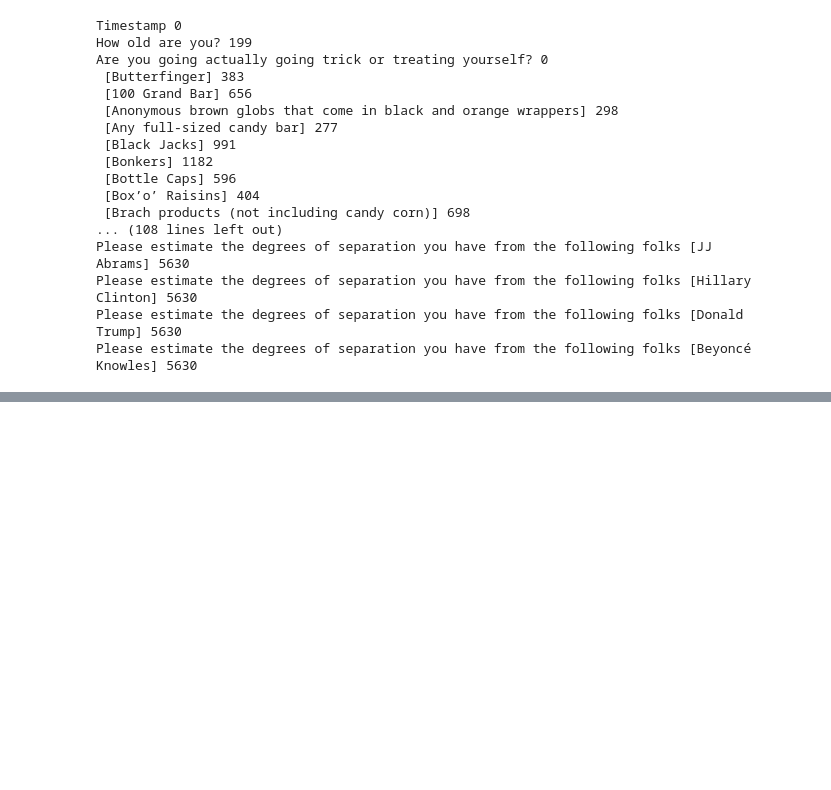
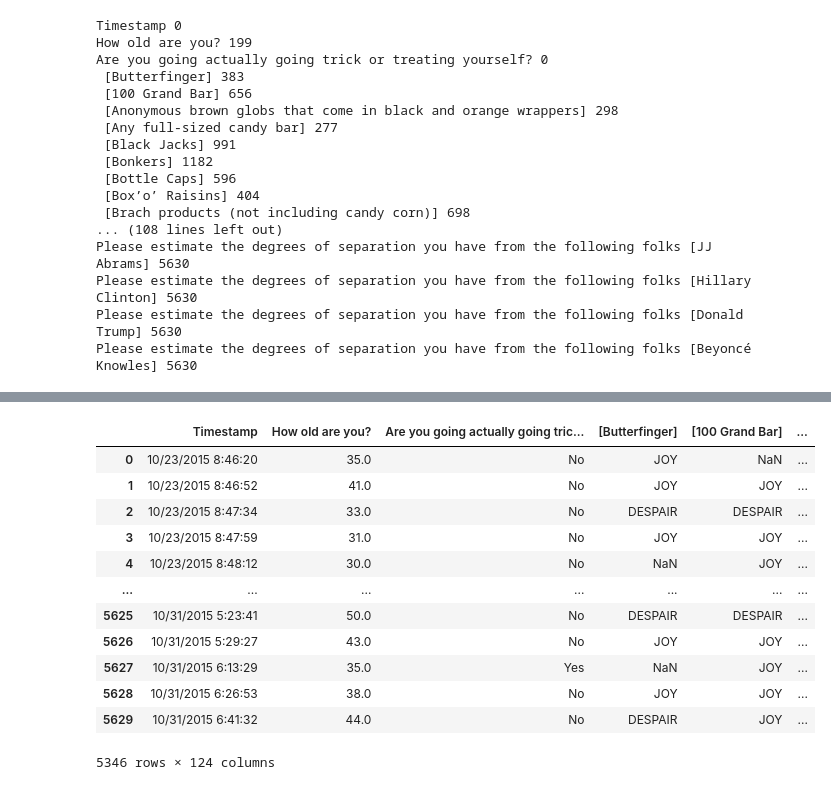
Before and after one commit to dealom/Cleaning-Candy-Dataset, a Jupyter notebook: cleaningwithfunctions.ipynb, the cells around one changed output, grey strips where cells are left out. Saved outputs shown, nothing was run; the diff lists cells and outputs as text; code cells hidden in the pictures; blank space fills up the shorter version.

```diff
--- a/cleaningwithfunctions.ipynb
+++ b/cleaningwithfunctions.ipynb
@@ -49,0 +51,16 @@ validages = clean.validateages(dt,'How old are you?')
+# %%
+validages
+# %% [output]
+|  | Timestamp | How old are you? | Are you going actually going tric... | [Butterfinger] | [100 Grand Bar] | ... |
+| 0 | 10/23/2015 8:46:20 | 35.0 | No | JOY | NaN | ... |
+| 1 | 10/23/2015 8:46:52 | 41.0 | No | JOY | JOY | ... |
+| 2 | 10/23/2015 8:47:34 | 33.0 | No | DESPAIR | DESPAIR | ... |
+| 3 | 10/23/2015 8:47:59 | 31.0 | No | JOY | JOY | ... |
+| 4 | 10/23/2015 8:48:12 | 30.0 | No | NaN | JOY | ... |
+| ... | ... | ... | ... | ... | ... | ... |
+| 5625 | 10/31/2015 5:23:41 | 50.0 | No | DESPAIR | DESPAIR | ... |
+| 5626 | 10/31/2015 5:29:27 | 43.0 | No | JOY | JOY | ... |
+| 5627 | 10/31/2015 6:13:29 | 35.0 | Yes | NaN | JOY | ... |
+| 5628 | 10/31/2015 6:26:53 | 38.0 | No | JOY | JOY | ... |
+| 5629 | 10/31/2015 6:41:32 | 44.0 | No | DESPAIR | JOY | ... |
+5346 rows × 124 columns
```
Also changed, not shown: parts of 13 cells of this notebook, 1 other file.
